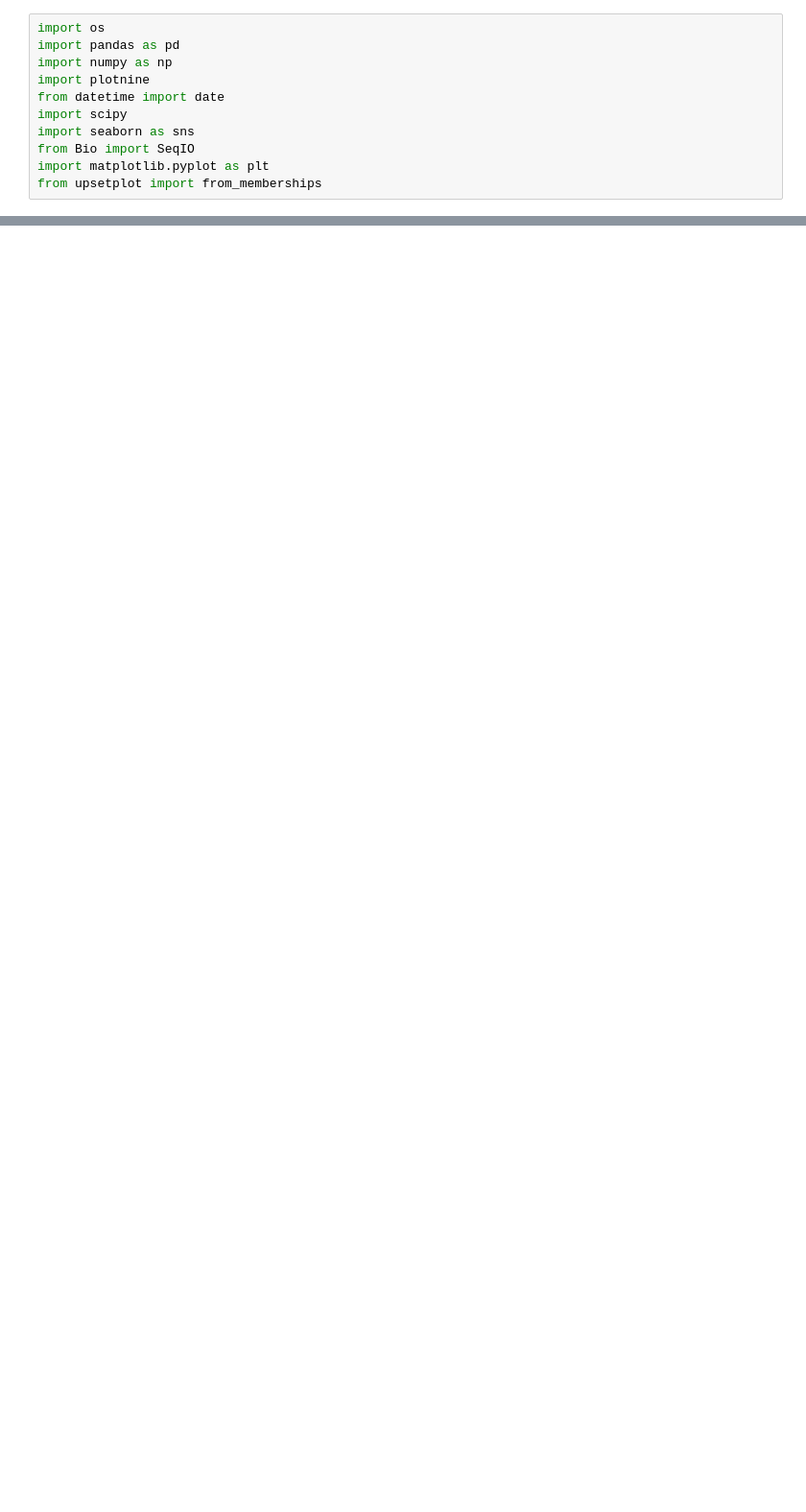
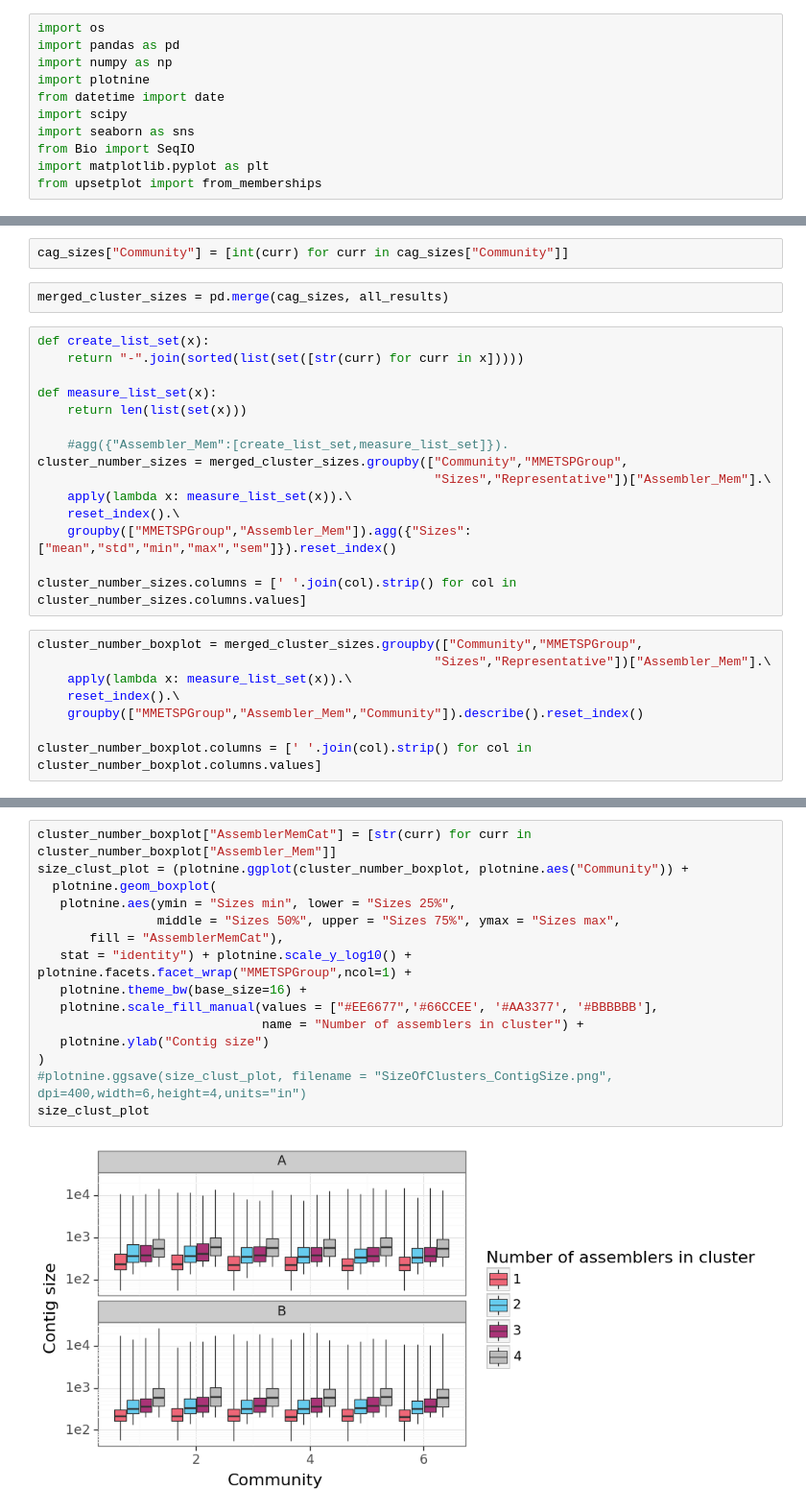
Before and after one commit to akrinos/2022-Krinos-eukrhythmic, a Jupyter notebook: jupyter-notebooks/generate-tables.ipynb, the cells around one changed output, grey strips where cells are left out. Shown at 96% size. Cells and saved outputs as stored; diff of their text form; blank space fills up the shorter version.

```diff
--- a/jupyter-notebooks/generate-tables.ipynb
+++ b/jupyter-notebooks/generate-tables.ipynb
@@ -88,0 +632,27 @@ NameError: name 'file_sizes' is not defined
+# %%
+cag_sizes["Community"] = [int(curr) for curr in cag_sizes["Community"]]
+# %%
+merged_cluster_sizes = pd.merge(cag_sizes, all_results)
+# %%
+def create_list_set(x):
+    return "-".join(sorted(list(set([str(curr) for curr in x]))))
+
+def measure_list_set(x):
+    return len(list(set(x)))
+
+    #agg({"Assembler_Mem":[create_list_set,measure_list_set]}).
+cluster_number_sizes = merged_cluster_sizes.groupby(["Community","MMETSPGroup",
+                                                     "Sizes","Representative"])["Assembler_Mem"].\
+    apply(lambda x: measure_list_set(x)).\
+    reset_index().\
+    groupby(["MMETSPGroup","Assembler_Mem"]).agg({"Sizes":["mean","std","min","max","sem"]}).reset_index()
+
+cluster_number_sizes.columns = [' '.join(col).strip() for col in cluster_number_sizes.columns.values]
+# %%
+cluster_number_boxplot = merged_cluster_sizes.groupby(["Community","MMETSPGroup",
+                                                     "Sizes","Representative"])["Assembler_Mem"].\
+    apply(lambda x: measure_list_set(x)).\
+    reset_index().\
+    groupby(["MMETSPGroup","Assembler_Mem","Community"]).describe().reset_index()
+
+cluster_number_boxplot.columns = [' '.join(col).strip() for col in cluster_number_boxplot.columns.values]
@@ -88,0 +688,17 @@ NameError: name 'file_sizes' is not defined
+# %%
+cluster_number_boxplot["AssemblerMemCat"] = [str(curr) for curr in cluster_number_boxplot["Assembler_Mem"]]
+size_clust_plot = (plotnine.ggplot(cluster_number_boxplot, plotnine.aes("Community")) +
+  plotnine.geom_boxplot(
+   plotnine.aes(ymin = "Sizes min", lower = "Sizes 25%",
+                middle = "Sizes 50%", upper = "Sizes 75%", ymax = "Sizes max",
+       fill = "AssemblerMemCat"),
+   stat = "identity") + plotnine.scale_y_log10() + plotnine.facets.facet_wrap("MMETSPGroup",ncol=1) +
+   plotnine.theme_bw(base_size=16) +
+   plotnine.scale_fill_manual(values = ["#EE6677",'#66CCEE', '#AA3377', '#BBBBBB'],
+                              name = "Number of assemblers in cluster") +
+   plotnine.ylab("Contig size")
+)
+#plotnine.ggsave(size_clust_plot, filename = "SizeOfClusters_ContigSize.png", dpi=400,width=6,height=4,units="in")
+size_clust_plot
+# %% [output]
+[figure, added]
```
Also changed, not shown: parts of 28 cells of this notebook, 9 other files.
